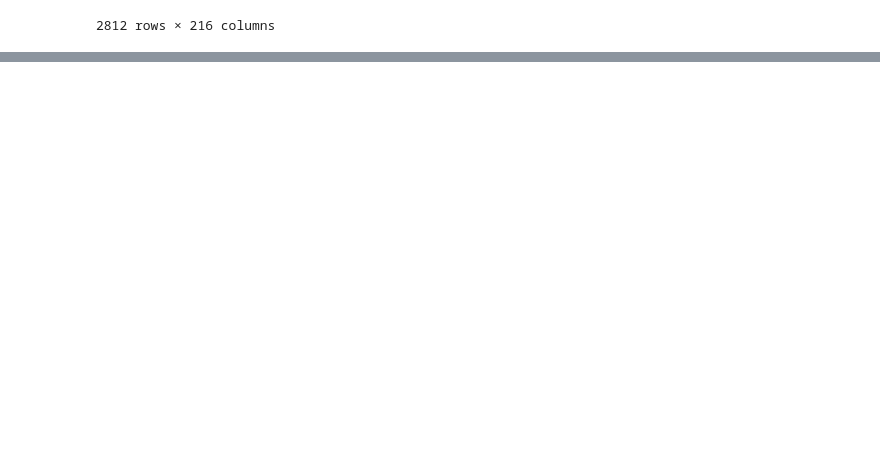
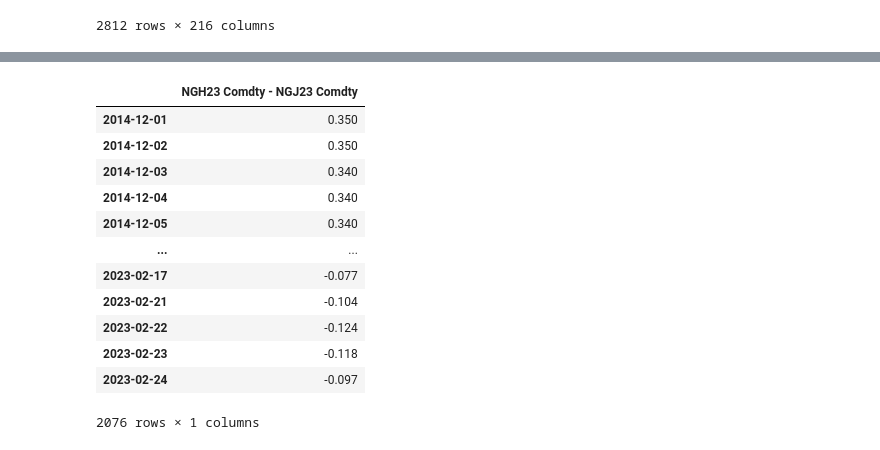
Before and after one commit to sinhaarya04/MeanRevertingProj, a Jupyter notebook: testing.ipynb, the cells around one changed output, grey strips where cells are left out. Cells and saved outputs as stored; diff of their text form; code cells hidden in the pictures; blank space fills up the shorter version.

```diff
--- a/testing.ipynb
+++ b/testing.ipynb
@@ -181,0 +223,18 @@ plt.show()
+# %%
+march_april_df = create_spread_df(ng_futures_prices_df, "NGH23 Comdty", "NGJ23 Comdty")
+march_april_df.dropna(inplace = True)
+march_april_df
+# %% [output]
+|  | NGH23 Comdty - NGJ23 Comdty |
+| 2014-12-01 | 0.350 |
+| 2014-12-02 | 0.350 |
+| 2014-12-03 | 0.340 |
+| 2014-12-04 | 0.340 |
+| 2014-12-05 | 0.340 |
+| ... | ... |
+| 2023-02-17 | -0.077 |
+| 2023-02-21 | -0.104 |
+| 2023-02-22 | -0.124 |
+| 2023-02-23 | -0.118 |
+| 2023-02-24 | -0.097 |
+2076 rows × 1 columns
```
Also changed, not shown: parts of 8 cells of this notebook.
